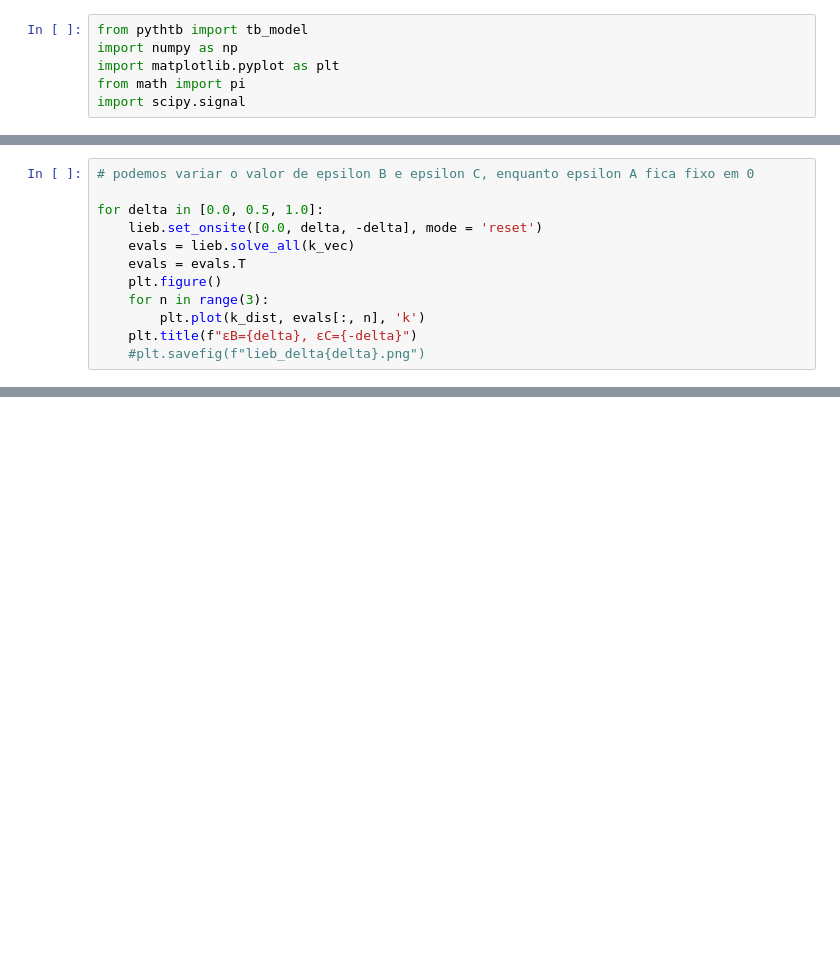
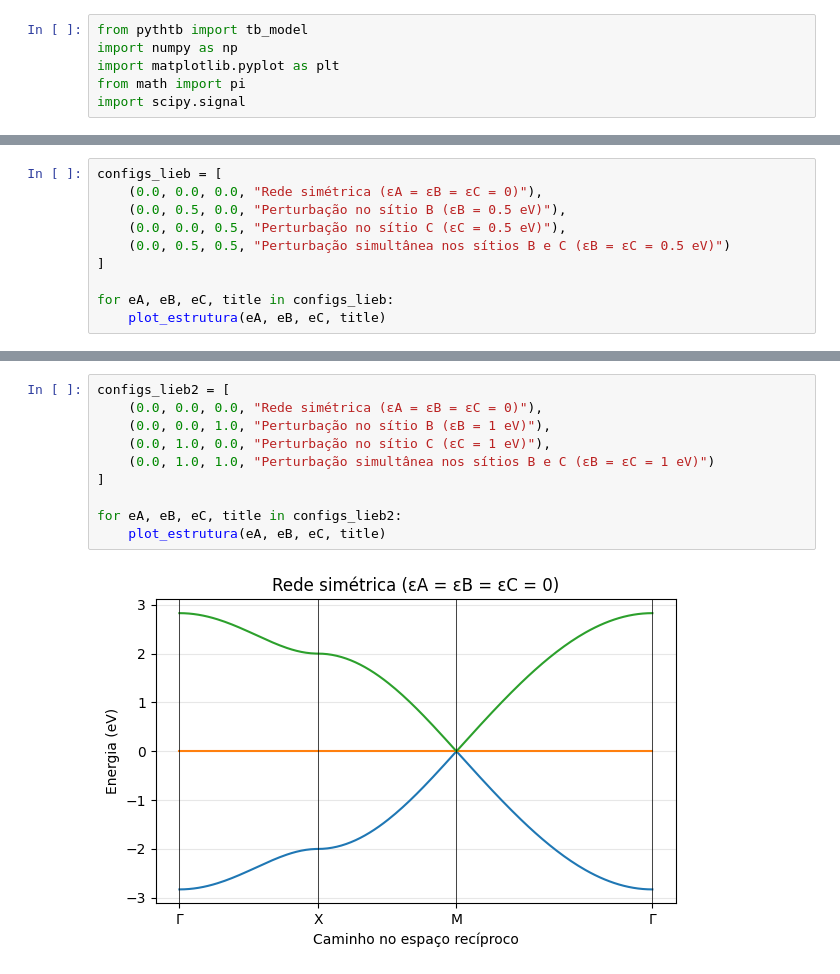
Before and after one commit to jojomolinetes/Rede-de-Lieb---modelo-Tight-Binding, a Jupyter notebook: modelo 8 tight-binding - joana.ipynb, the cells around one changed output, grey strips where cells are left out. Drawn from its saved outputs; the diff is of its cells as text; blank space fills up the shorter version.

```diff
--- a/modelo 8 tight-binding - joana.ipynb
+++ b/modelo 8 tight-binding - joana.ipynb
@@ -95,12 +98,0 @@ evals shape: (200, 3)
-# %%
-# podemos variar o valor de epsilon B e epsilon C, enquanto epsilon A fica fixo em 0
-
-for delta in [0.0, 0.5, 1.0]:
-    lieb.set_onsite([0.0, delta, -delta], mode = 'reset')
-    evals = lieb.solve_all(k_vec)
-    evals = evals.T
-    plt.figure()
-    for n in range(3):
-        plt.plot(k_dist, evals[:, n], 'k')
-    plt.title(f"εB={delta}, εC={-delta}")
-    #plt.savefig(f"lieb_delta{delta}.png")
@@ -110,0 +126,10 @@ for delta in [0.0, 0.5, 1.0]:
+# %%
+configs_lieb = [
+    (0.0, 0.0, 0.0, "Rede simétrica (εA = εB = εC = 0)"),
+    (0.0, 0.5, 0.0, "Perturbação no sítio B (εB = 0.5 eV)"),
+    (0.0, 0.0, 0.5, "Perturbação no sítio C (εC = 0.5 eV)"),
+    (0.0, 0.5, 0.5, "Perturbação simultânea nos sítios B e C (εB = εC = 0.5 eV)")
+]
+
+for eA, eB, eC, title in configs_lieb:
+    plot_estrutura(eA, eB, eC, title)
@@ -110,0 +141,12 @@ for delta in [0.0, 0.5, 1.0]:
+# %%
+configs_lieb2 = [
+    (0.0, 0.0, 0.0, "Rede simétrica (εA = εB = εC = 0)"),
+    (0.0, 0.0, 1.0, "Perturbação no sítio B (εB = 1 eV)"),
+    (0.0, 1.0, 0.0, "Perturbação no sítio C (εC = 1 eV)"),
+    (0.0, 1.0, 1.0, "Perturbação simultânea nos sítios B e C (εB = εC = 1 eV)")
+]
+
+for eA, eB, eC, title in configs_lieb2:
+    plot_estrutura(eA, eB, eC, title)
+# %% [output]
+[figure, added]
```
Also changed, not shown: parts of 6 cells of this notebook.
